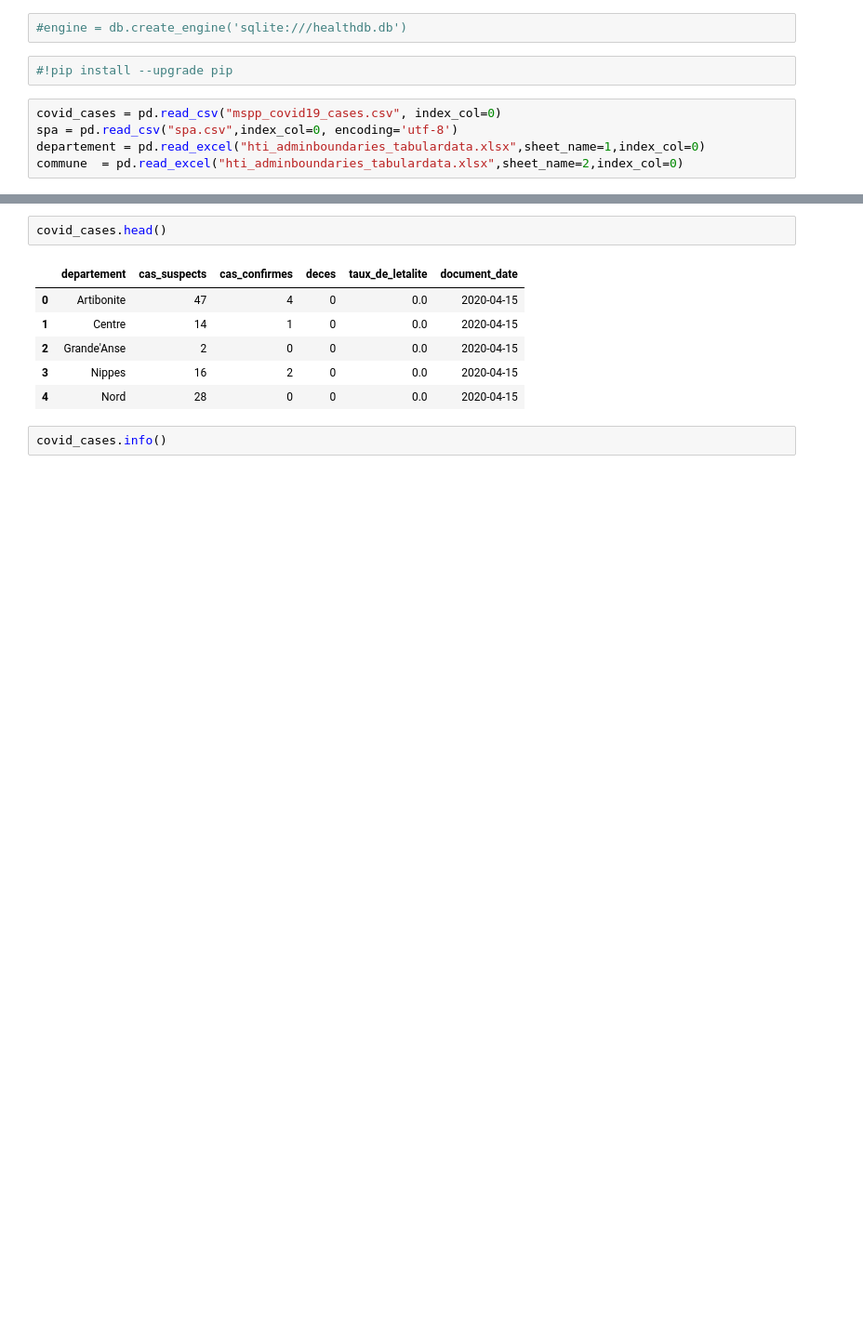
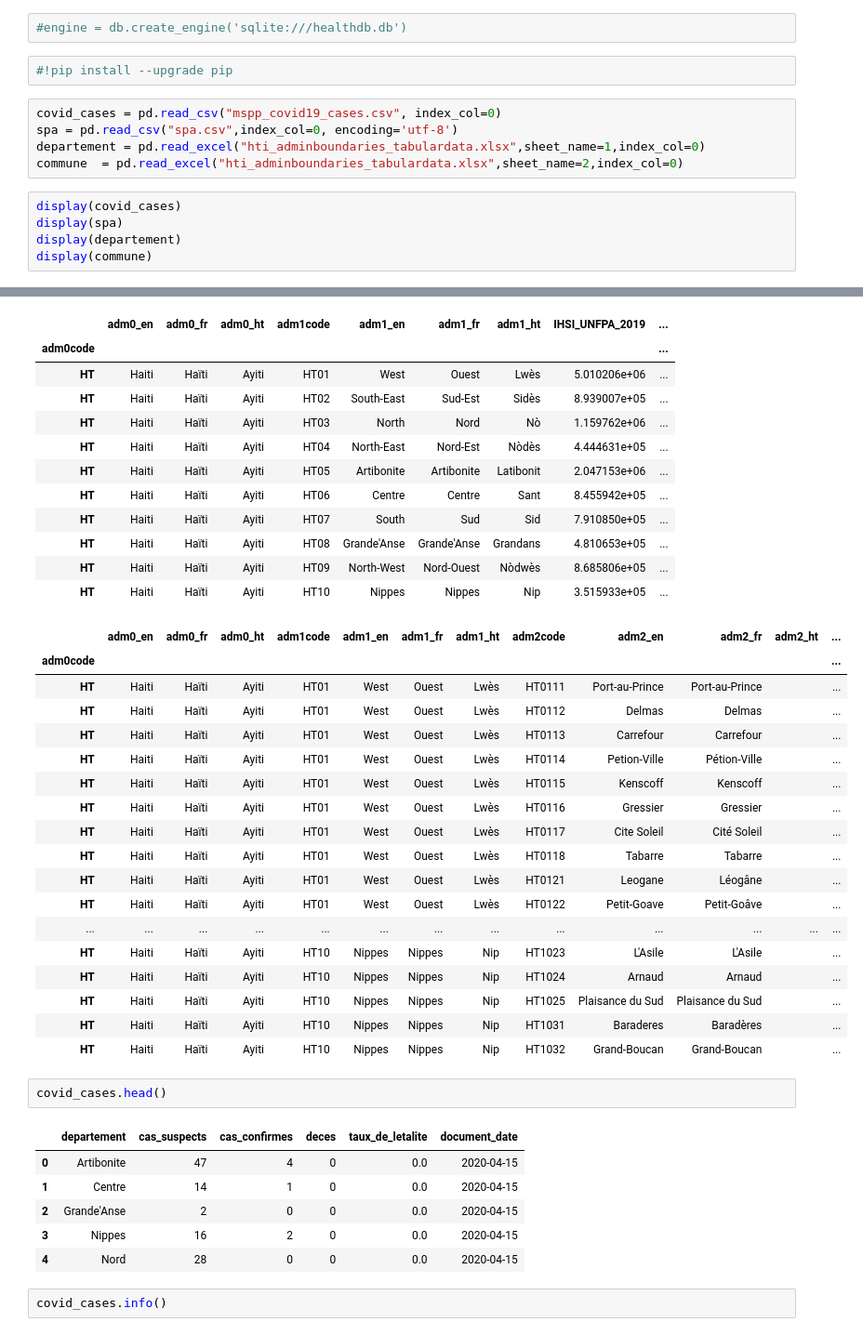
Before and after one commit to wizking-code/Covid-19-Project, a Jupyter notebook: sqlserver.ipynb, the cells around one changed output, grey strips where cells are left out. Shown at 93% size. Drawn from its saved outputs; the diff is of its cells as text; blank space fills up the shorter version.

```diff
--- a/sqlserver.ipynb
+++ b/sqlserver.ipynb
@@ -12,3 +12,9 @@ covid_cases = pd.read_csv("mspp_covid19_cases.csv", index_col=0)
 spa = pd.read_csv("spa.csv",index_col=0, encoding='utf-8')
 departement = pd.read_excel("hti_adminboundaries_tabulardata.xlsx",sheet_name=1,index_col=0)
 commune  = pd.read_excel("hti_adminboundaries_tabulardata.xlsx",sheet_name=2,index_col=0)
+# %%
+display(covid_cases)
+display(spa)
+display(departement)
+display(commune)
+# %% [output]
@@ -15,3 +55,33 @@ commune  = pd.read_excel("hti_adminboundaries_tabulardata.xlsx",sheet_name=2,ind
+|  | adm0_en | adm0_fr | adm0_ht | adm1code | adm1_en | adm1_fr | adm1_ht | IHSI_UNFPA_2019 | ... |
+| adm0code |  |  |  |  |  |  |  |  | ... |
+| HT | Haiti | Haïti | Ayiti | HT01 | West | Ouest | Lwès | 5.010206e+06 | ... |
+| HT | Haiti | Haïti | Ayiti | HT02 | South-East | Sud-Est | Sidès | 8.939007e+05 | ... |
+| HT | Haiti | Haïti | Ayiti | HT03 | North | Nord | Nò | 1.159762e+06 | ... |
+| HT | Haiti | Haïti | Ayiti | HT04 | North-East | Nord-Est | Nòdès | 4.444631e+05 | ... |
+| HT | Haiti | Haïti | Ayiti | HT05 | Artibonite | Artibonite | Latibonit | 2.047153e+06 | ... |
+| HT | Haiti | Haïti | Ayiti | HT06 | Centre | Centre | Sant | 8.455942e+05 | ... |
+| HT | Haiti | Haïti | Ayiti | HT07 | South | Sud | Sid | 7.910850e+05 | ... |
+| HT | Haiti | Haïti | Ayiti | HT08 | Grande'Anse | Grande'Anse | Grandans | 4.810653e+05 | ... |
+| HT | Haiti | Haïti | Ayiti | HT09 | North-West | Nord-Ouest | Nòdwès | 8.685806e+05 | ... |
+| HT | Haiti | Haïti | Ayiti | HT10 | Nippes | Nippes | Nip | 3.515933e+05 | ... |
+|  | adm0_en | adm0_fr | adm0_ht | adm1code | adm1_en | adm1_fr | adm1_ht | adm2code | adm2_en | adm2_fr | adm2_ht | ... |
+| adm0code |  |  |  |  |  |  |  |  |  |  |  | ... |
+| HT | Haiti | Haïti | Ayiti | HT01 | West | Ouest | Lwès | HT0111 | Port-au-Prince | Port-au-Prince |  | ... |
+| HT | Haiti | Haïti | Ayiti | HT01 | West | Ouest | Lwès | HT0112 | Delmas | Delmas |  | ... |
+| HT | Haiti | Haïti | Ayiti | HT01 | West | Ouest | Lwès | HT0113 | Carrefour | Carrefour |  | ... |
+| HT | Haiti | Haïti | Ayiti | HT01 | West | Ouest | Lwès | HT0114 | Petion-Ville | Pétion-Ville |  | ... |
+| HT | Haiti | Haïti | Ayiti | HT01 | West | Ouest | Lwès | HT0115 | Kenscoff | Kenscoff |  | ... |
+| HT | Haiti | Haïti | Ayiti | HT01 | West | Ouest | Lwès | HT0116 | Gressier | Gressier |  | ... |
+| HT | Haiti | Haïti | Ayiti | HT01 | West | Ouest | Lwès | HT0117 | Cite Soleil | Cité Soleil |  | ... |
+| HT | Haiti | Haïti | Ayiti | HT01 | West | Ouest | Lwès | HT0118 | Tabarre | Tabarre |  | ... |
+| HT | Haiti | Haïti | Ayiti | HT01 | West | Ouest | Lwès | HT0121 | Leogane | Léogâne |  | ... |
+| HT | Haiti | Haïti | Ayiti | HT01 | West | Ouest | Lwès | HT0122 | Petit-Goave | Petit-Goâve |  | ... |
+| ... | ... | ... | ... | ... | ... | ... | ... | ... | ... | ... | ... | ... |
+| HT | Haiti | Haïti | Ayiti | HT10 | Nippes | Nippes | Nip | HT1023 | L'Asile | L'Asile |  | ... |
+| HT | Haiti | Haïti | Ayiti | HT10 | Nippes | Nippes | Nip | HT1024 | Arnaud | Arnaud |  | ... |
+| HT | Haiti | Haïti | Ayiti | HT10 | Nippes | Nippes | Nip | HT1025 | Plaisance du Sud | Plaisance du Sud |  | ... |
+| HT | Haiti | Haïti | Ayiti | HT10 | Nippes | Nippes | Nip | HT1031 | Baraderes | Baradères |  | ... |
+| HT | Haiti | Haïti | Ayiti | HT10 | Nippes | Nippes | Nip | HT1032 | Grand-Boucan | Grand-Boucan |  | ... |
 # %%
 covid_cases.head()
 # %% [output]
```
Also changed, not shown: parts of 15 cells of this notebook.
